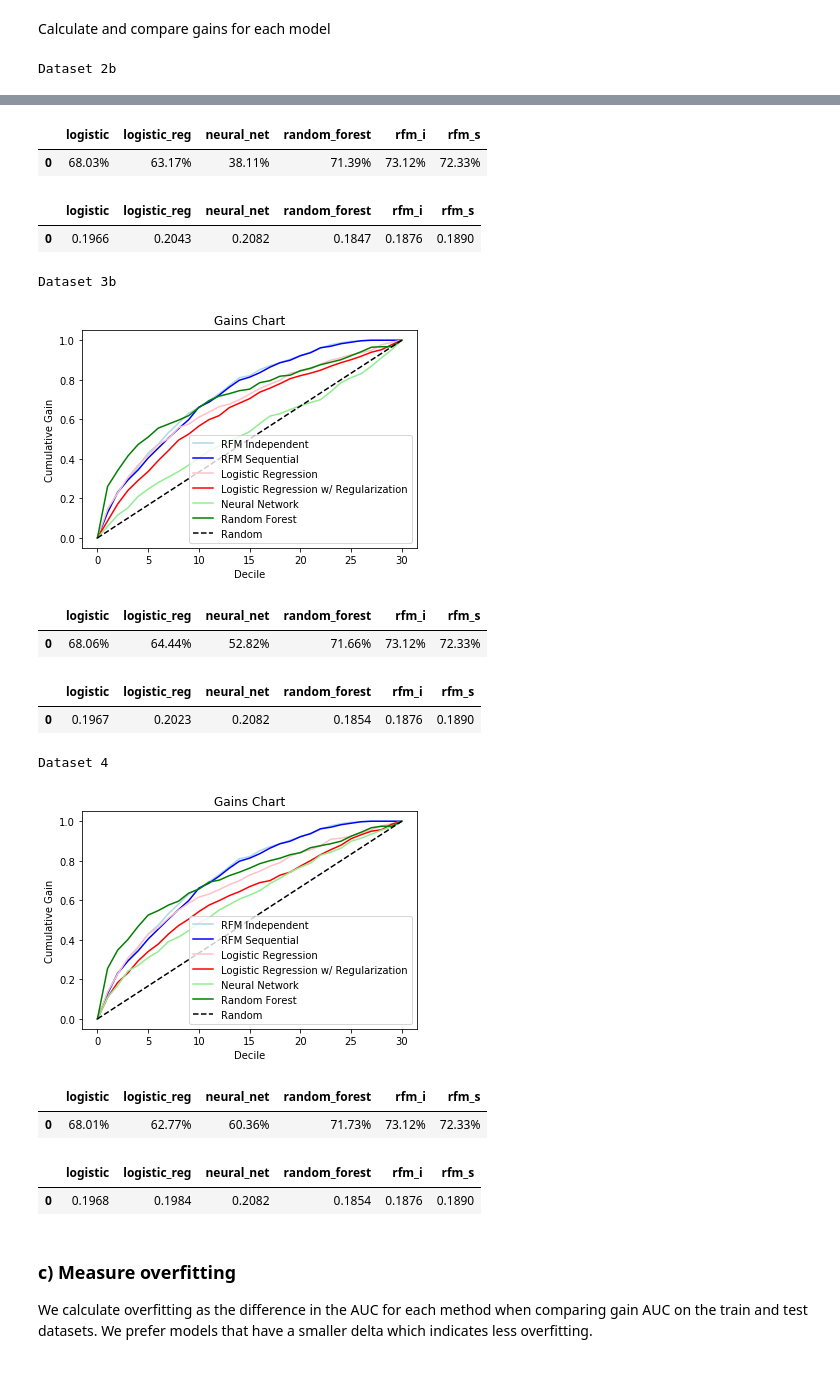
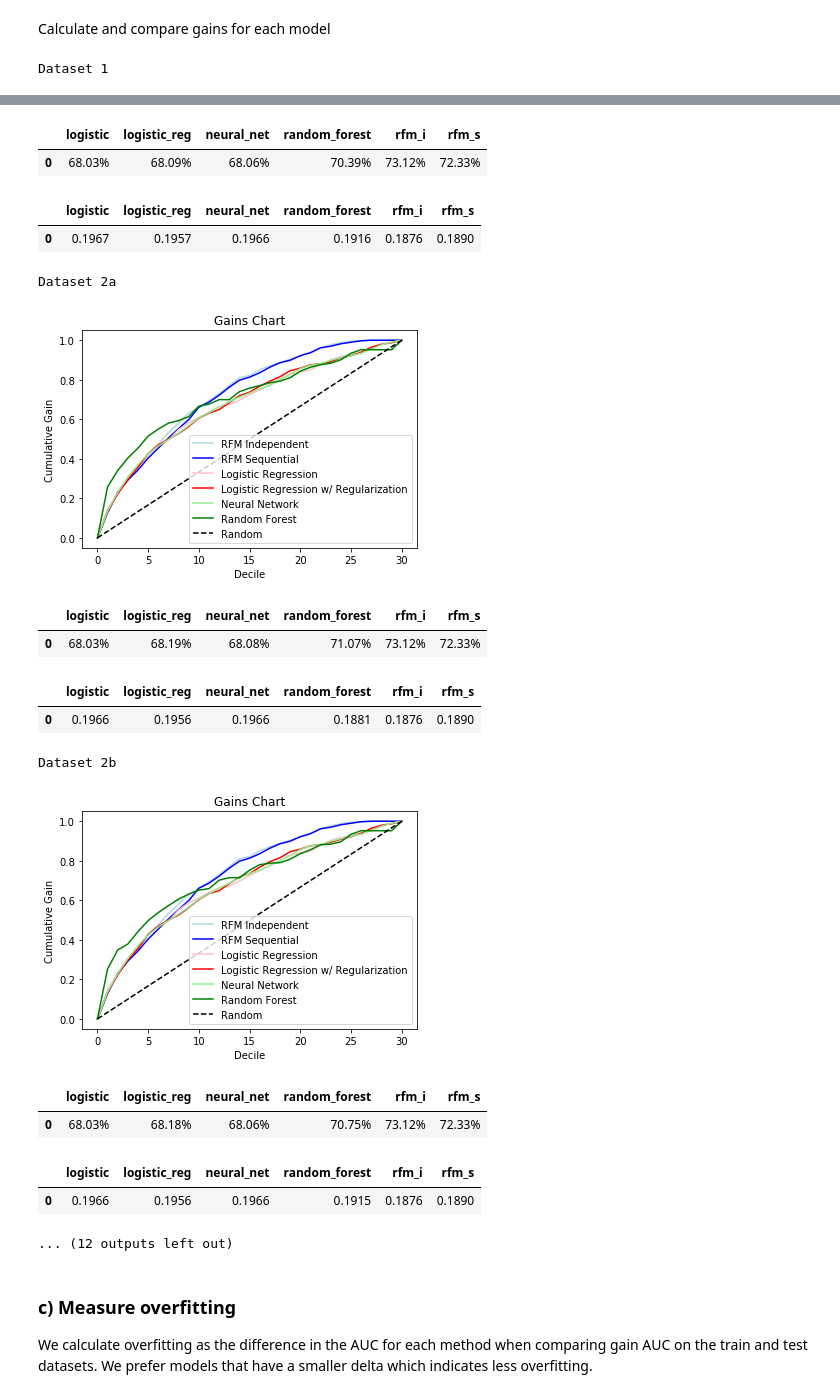
Before and after one commit to adeng/mba263-projects, a Jupyter notebook: Intuit Group Assignment.ipynb, the cells around one changed output, grey strips where cells are left out. Saved outputs shown, nothing was run; the diff lists cells and outputs as text; code cells hidden in the pictures.

```diff
--- a/Intuit Group Assignment.ipynb
+++ b/Intuit Group Assignment.ipynb
@@ -171,26 +171,26 @@ from sklearn.model_selection import KFold
 # Create a custom scoring function based on expected profit
 def exp_profit_scoring(predictions, actuals):
    exp_profit = 0
-   for i in range(predictions.shape[0]):
+   for i in range(len(predictions)):
       if predictions[i] == 1:
          # Record cost of mailing
          exp_profit -= per_person_mail_cost
 
          # Record exp profit if win
          if actuals.iloc[i] == 1:
-            exp_profit += (per_person_profit / 2) # Halve for conservatism
+            exp_profit += (per_person_profit)
    return exp_profit
 
 # A function to identify the best parameter(s) for a model tested using cross-validation
 def tune_hyperparameters(train_dataset, predict, variables, threshold, param_grid, mod_type):
    # Set up the KFold object
    kf = KFold(n_splits=5, shuffle=True, random_state=0)
+   best_score = -np.inf
 
    # Loop over the parameter grid for logistic regressions and neural networks
    if mod_type == 'logit_reg' or mod_type == 'neural_network':
       for a in param_grid['a']:
          scores = []
-         best_score = -np.inf
 
          # Loop over the cross-validation folds
          for train_index, test_index in kf.split(train_dataset):
@@ -226,7 +226,6 @@ def tune_hyperparameters(train_dataset, predict, variables, threshold, param_gri
       for j in param_grid['trees']:
          for k in param_grid['leaf_nodes']:
             scores = []
-            best_score = -np.inf
 
             # Loop over the cross-validation folds
             for train_index, test_index in kf.split(train_dataset):
@@ -277,7 +276,7 @@ def run_ml_models(dataset, predict, variables, threshold=breakeven_rate):
 
     ### Use a logistic regression with regularization
     ### ------------------------------------------------
-    logit_reg_param_grid = {'a': [0.01, 0.1, 1, 10, 100, 1000]}
+    logit_reg_param_grid = {'a': [0.1, 0.5, 1, 3, 5, 10, 25]}
     best_param_logit_reg = tune_hyperparameters(train, predict, variables, threshold, logit_reg_param_grid, 'logit_reg')
 
     # Use the tuned parameter to predict
@@ -301,7 +300,7 @@ def run_ml_models(dataset, predict, variables, threshold=breakeven_rate):
 
     ### Use a random forest
     ### ------------------------------------------------
-    random_forest_param_grid = {'trees': [100, 300, 500], 'leaf_nodes': [5, 15, 25]}
+    random_forest_param_grid = {'trees': [200, 300, 400], 'leaf_nodes': [3, 5, 7, 10]}
     best_param_rf = tune_hyperparameters(train, predict, variables, threshold, random_forest_param_grid, 'random_forest')
 
     # Used the tuned parameters to predict
@@ -326,10 +325,10 @@ def run_ml_models(dataset, predict, variables, threshold=breakeven_rate):
 Run the ML models
 # %%
 # Create predictions
-# predictions1, actuals1, models1, params1 = run_ml_models(data, "res1", variables1)
-# predictions2a, actuals2a, models2a, params2a = run_ml_models(data, "res1", variables2a)
+predictions1, actuals1, models1, params1 = run_ml_models(data, "res1", variables1)
+predictions2a, actuals2a, models2a, params2a = run_ml_models(data, "res1", variables2a)
 predictions2b, actuals2b, models2b, params2b = run_ml_models(data, "res1", variables2b)
-# predictions3a, actuals3a, models3a, params3a = run_ml_models(data, "res1", variables3a)
+predictions3a, actuals3a, models3a, params3a = run_ml_models(data, "res1", variables3a)
 predictions3b, actuals3b, models3b, params3b = run_ml_models(data, "res1", variables3b)
 predictions4, actuals4, models4, params4 = run_ml_models(data, "res1", variables4)
 # %% [output]
@@ -528,17 +544,17 @@ def print_gains_performance(predictions):
 # %% [markdown]
 Calculate and compare gains for each model
 # %%
-# print("Dataset 1")
-# print_gains_performance(predictions1)
-# print("Dataset 2a")
-# print_gains_performance(predictions2a)
+print("Dataset 1")
+print_gains_performance(predictions1)
+print("Dataset 2a")
+print_gains_performance(predictions2a)
 print("Dataset 2b")
 print_gains_performance(predictions2b)
-# print("Dataset 3a")
-# print_gains_performance(predictions3a)
+print("Dataset 3a")
+print_gains_performance(predictions3a)
 print("Dataset 3b")
 print_gains_performance(predictions3b)
 print("Dataset 4")
 print_gains_performance(predictions4)
 # %% [output]
-Dataset 2b
+Dataset 1
@@ -546,19 +562,20 @@ Dataset 2b
 |  | logistic | logistic_reg | neural_net | random_forest | rfm_i | rfm_s |
-| 0 | 68.03% | 63.17% | 38.11% | 71.39% | 73.12% | 72.33% |
+| 0 | 68.03% | 68.09% | 68.06% | 70.39% | 73.12% | 72.33% |
 |  | logistic | logistic_reg | neural_net | random_forest | rfm_i | rfm_s |
-| 0 | 0.1966 | 0.2043 | 0.2082 | 0.1847 | 0.1876 | 0.1890 |
+| 0 | 0.1967 | 0.1957 | 0.1966 | 0.1916 | 0.1876 | 0.1890 |
-Dataset 3b
+Dataset 2a
-[figure, old version]
+[figure, new version]
 |  | logistic | logistic_reg | neural_net | random_forest | rfm_i | rfm_s |
-| 0 | 68.06% | 64.44% | 52.82% | 71.66% | 73.12% | 72.33% |
+| 0 | 68.03% | 68.19% | 68.08% | 71.07% | 73.12% | 72.33% |
 |  | logistic | logistic_reg | neural_net | random_forest | rfm_i | rfm_s |
-| 0 | 0.1967 | 0.2023 | 0.2082 | 0.1854 | 0.1876 | 0.1890 |
+| 0 | 0.1966 | 0.1956 | 0.1966 | 0.1881 | 0.1876 | 0.1890 |
-Dataset 4
+Dataset 2b
-[figure, old version]
+[figure, new version]
 |  | logistic | logistic_reg | neural_net | random_forest | rfm_i | rfm_s |
-| 0 | 68.01% | 62.77% | 60.36% | 71.73% | 73.12% | 72.33% |
+| 0 | 68.03% | 68.18% | 68.06% | 70.75% | 73.12% | 72.33% |
 |  | logistic | logistic_reg | neural_net | random_forest | rfm_i | rfm_s |
-| 0 | 0.1968 | 0.1984 | 0.2082 | 0.1854 | 0.1876 | 0.1890 |
+| 0 | 0.1966 | 0.1956 | 0.1966 | 0.1915 | 0.1876 | 0.1890 |
+... (12 outputs left out)
 # %% [markdown]
 ### c) Measure overfitting
 We calculate overfitting as the difference in the AUC for each method when comparing gain AUC on the train and test datasets. We prefer models that have a smaller delta which indicates less overfitting.
```
Also changed, not shown: parts of 9 cells of this notebook, 1 other file.
